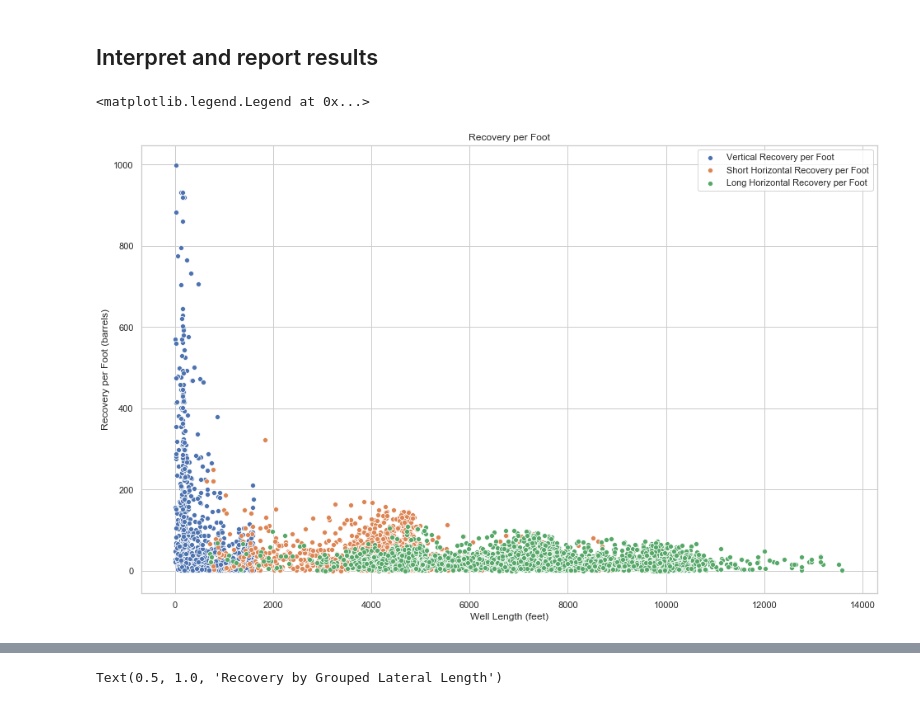
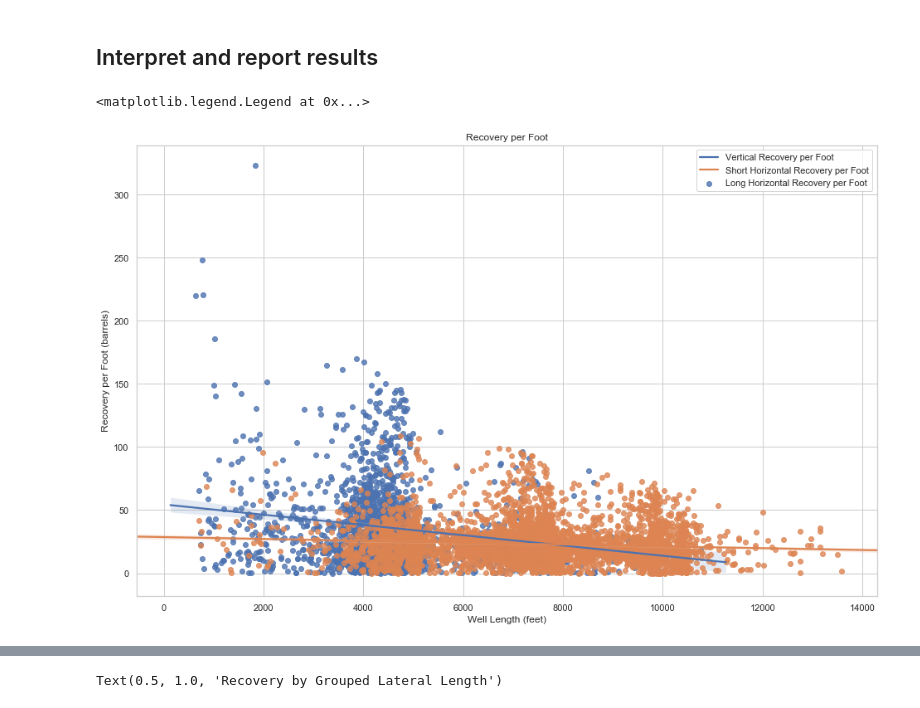
Before and after one commit to duc-analytica/DUC, a Jupyter notebook: model.ipynb, the cells around one changed output, grey strips where cells are left out. Saved outputs shown, nothing was run; the diff lists cells and outputs as text; code cells hidden in the pictures.

```diff
--- a/model.ipynb
+++ b/model.ipynb
@@ -414,15 +414,14 @@ Index(['api14', 'lease_name', 'well_number', 'county', 'direction', 'status',
 # %%
 plt.figure(figsize=(16, 10))
 
-sns.scatterplot(x='gross_perfs', y="recovery_per_foot", data=verticals)
-sns.scatterplot(x='gross_perfs', y="recovery_per_foot", data=short_horizontals)
-sns.scatterplot(x='gross_perfs', y="recovery_per_foot", data=long_horizontals)
+sns.regplot(x='gross_perfs', y="recovery_per_foot", data=short_horizontals)
+sns.regplot(x='gross_perfs', y="recovery_per_foot", data=long_horizontals)
 
 plt.title('Recovery per Foot')
 plt.xlabel('Well Length (feet)')
 plt.ylabel('Recovery per Foot (barrels)')
 
 plt.legend(['Vertical Recovery per Foot', 'Short Horizontal Recovery per Foot', 'Long Horizontal Recovery per Foot'], loc='upper right')
 # %% [output]
 <matplotlib.legend.Legend at 0x...>
-[figure, old version]
+[figure, new version]
```
Also changed, not shown: parts of 4 cells of this notebook.
